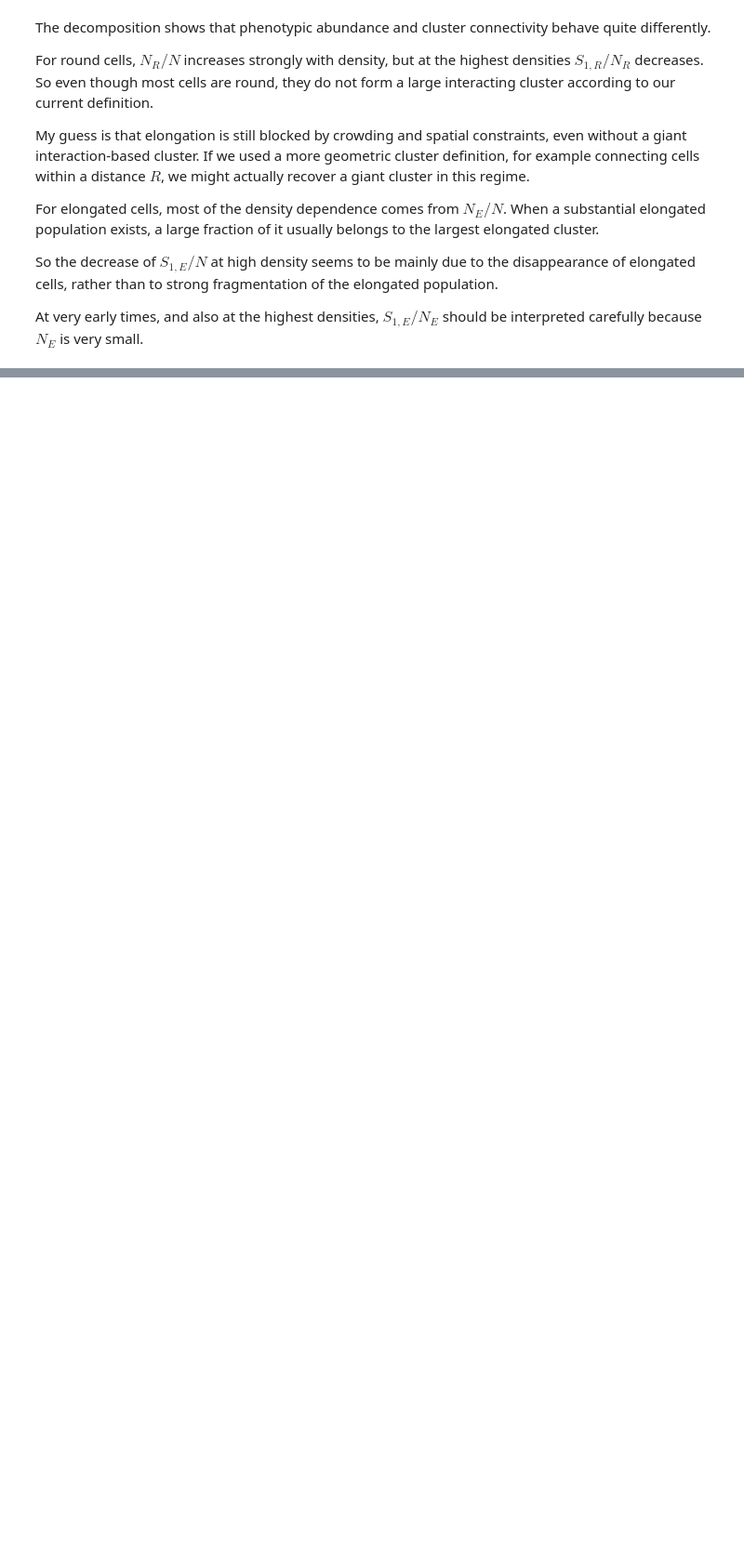
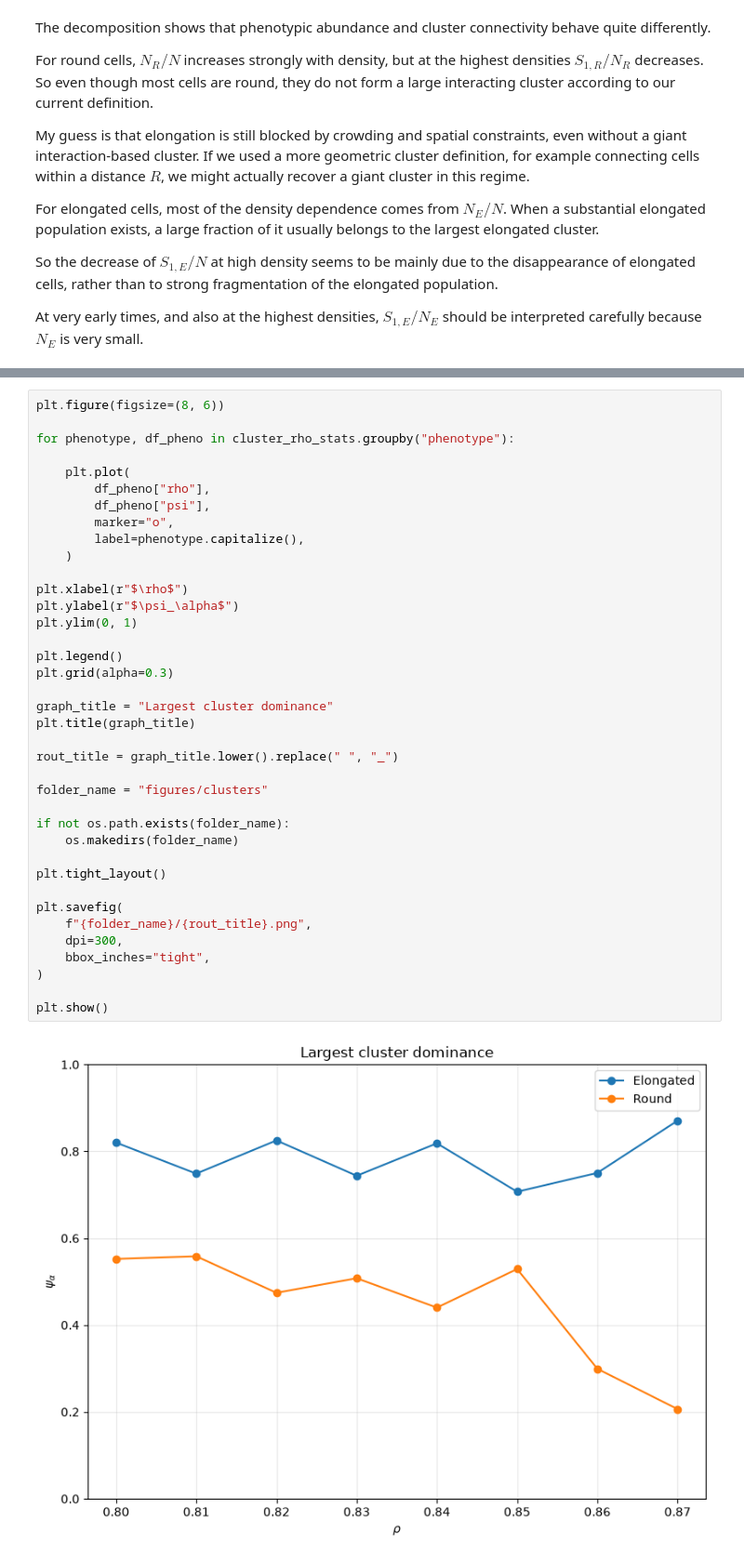
Before and after one commit to gonzaloangaut/oncostreams_analysis_triangular, a Jupyter notebook: clusters_analysis.ipynb, the cells around one changed output, grey strips where cells are left out. Shown at 93% size. Cells and saved outputs as stored; diff of their text form; blank space fills up the shorter version.

```diff
--- a/clusters_analysis.ipynb
+++ b/clusters_analysis.ipynb
@@ -381,0 +528,40 @@ At very early times, and also at the highest densities, $S_{1,E}/N_E$ should be
+# %%
+plt.figure(figsize=(8, 6))
+
+for phenotype, df_pheno in cluster_rho_stats.groupby("phenotype"):
+
+    plt.plot(
+        df_pheno["rho"],
+        df_pheno["psi"],
+        marker="o",
+        label=phenotype.capitalize(),
+    )
+
+plt.xlabel(r"$\rho$")
+plt.ylabel(r"$\psi_\alpha$")
+plt.ylim(0, 1)
+
+plt.legend()
+plt.grid(alpha=0.3)
+
+graph_title = "Largest cluster dominance"
+plt.title(graph_title)
+
+rout_title = graph_title.lower().replace(" ", "_")
+
+folder_name = "figures/clusters"
+
+if not os.path.exists(folder_name):
+    os.makedirs(folder_name)
+
+plt.tight_layout()
+
+plt.savefig(
+    f"{folder_name}/{rout_title}.png",
+    dpi=300,
+    bbox_inches="tight",
+)
+
+plt.show()
+# %% [output]
+[figure, added]
```
Also changed, not shown: parts of 8 cells of this notebook, 2 other files.
